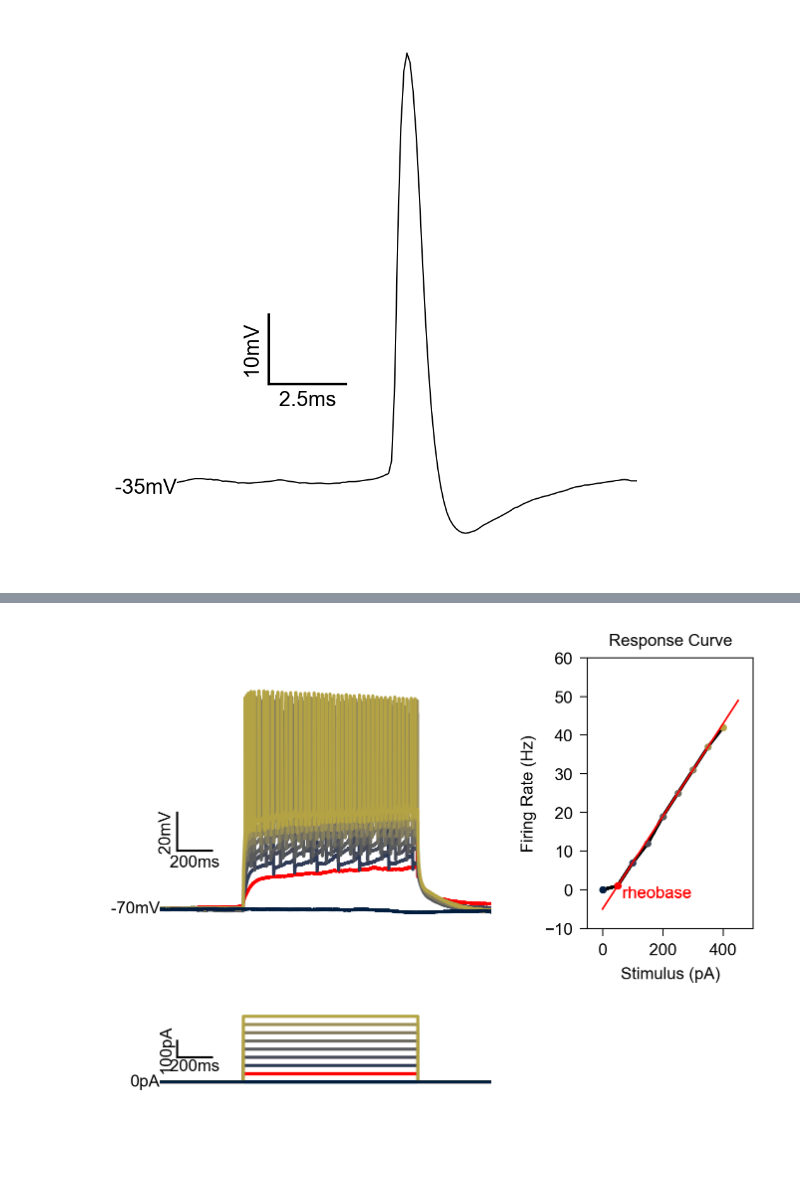
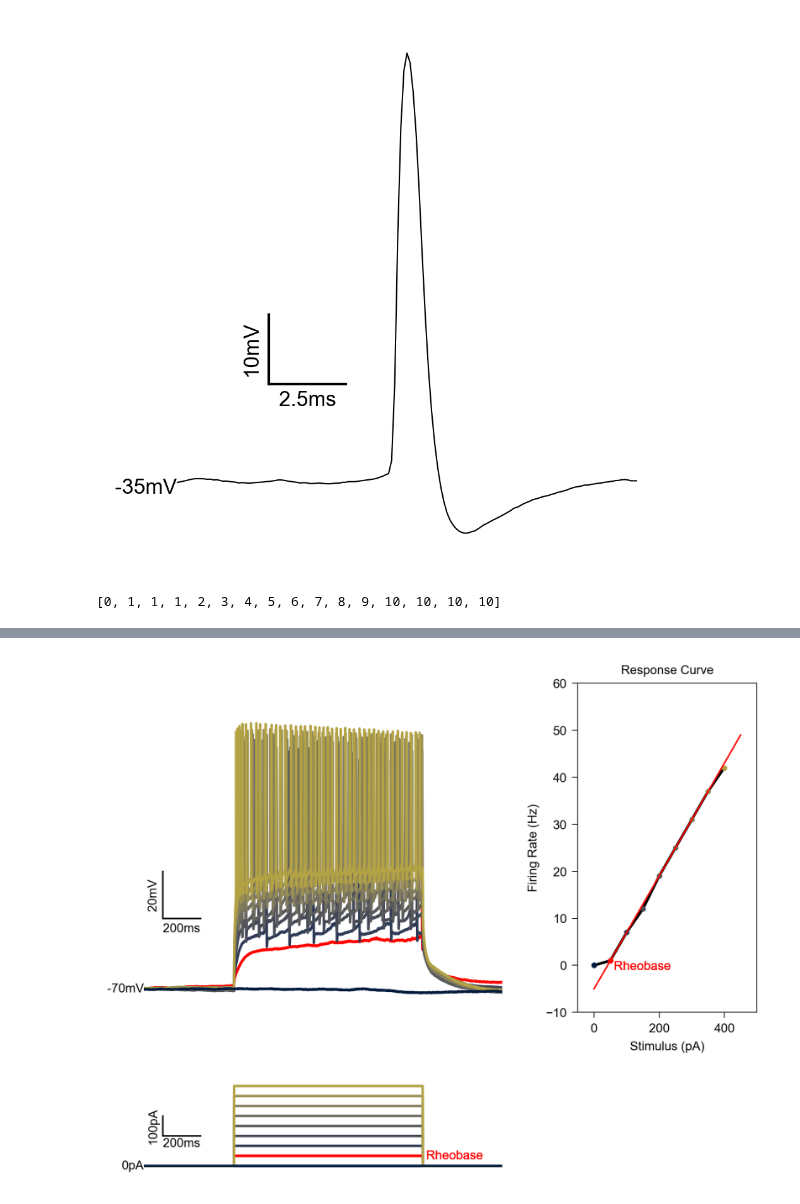
Before and after one commit to dtabuena/Workshop, a Jupyter notebook: Gain_Rheo_Anim.ipynb, the cells around one changed output, grey strips where cells are left out. Cells and saved outputs as stored; diff of their text form; code cells hidden in the pictures; blank space fills up the shorter version.

```diff
--- a/Gain_Rheo_Anim.ipynb
+++ b/Gain_Rheo_Anim.ipynb
@@ -415,37 +439,15 @@ def animate_sweeps(s):
     return None
 # %%
-from matplotlib.animation import FuncAnimation, PillowWriter
-from matplotlib import animation
-
-import urllib.request
-file_link = 'https://www.dropbox.com/scl/fi/p5vny9fsmonwbsm74a5k7/2022x10x28_NEL2_E4KI_F_P258_s001_c001_CA3xPOS_0008.abf?rlkey=xr0y9rw0dmoynnsp38idiemii&dl=1'
-filename = './2022x10x28_NEL2_E4KI_F_P258_s001_c001_CA3xPOS_0008.abf'
-urllib.request.urlretrieve(file_link, filename)
-
-abf = pyabf.ABF( filename )
-
-
-spike_args =  {'spike_thresh':10, 'high_dv_thresh': 25,'low_dv_thresh': -5,'window_ms': 2}
-spike_results= spikes_per_stim(abf,spike_args, mode='count', to_plot=False)
-stim_currents = spike_results['stim_currents']
-spike_counts = spike_results['spike_counts']
-spike_rates = spike_results['spike_rates']
-v_before_stim = spike_results['v_before_stim']
-fire_dur = spike_results['fire_dur']
-isi_rates = spike_results['isi_rates']
-spike_times = spike_results['spike_times']
-rheo_ind = list(np.diff(spike_counts,prepend=0)>0).index(True)
-
-
-
 
 fig, ax = init_func=prep_fig()
 frames = abf.sweepList + [abf.sweepList[-1]+1]
 frames = frames[:rheo_ind] + [rheo_ind]*2 + frames[rheo_ind:]
-# frames = [frames[0]]*3 + frames
-
+frames = frames +  [frames[-1]]*3
+print(frames)
 ani = FuncAnimation(fig, animate_sweeps, interval=40, blit=False, repeat=False, frames=frames)
-# ani.save("Rheo_Gain.gif", dpi=300, writer=PillowWriter(fps=2))
-FFwriter = animation.FFMpegWriter(fps=30, codec="h264")
+ani.save("Rheo_Gain.gif", dpi=300, writer=PillowWriter(fps=2))
+FFwriter = animation.FFMpegWriter(fps=2, codec="h264")
 ani.save('Rheo_Gain.mp4', writer = FFwriter )
+colab.files.download("Rheo_Gain.mp4")
 # %% [output]
+[0, 1, 1, 1, 2, 3, 4, 5, 6, 7, 8, 9, 10, 10, 10, 10]
@@ -452,4 +456,4 @@ ani.save('Rheo_Gain.mp4', writer = FFwriter )
-[figure, old version]
+[figure, new version]
 # %%
 ###### ANIMATE LATENCY #########
 
```
Also changed, not shown: parts of 6 cells of this notebook.
